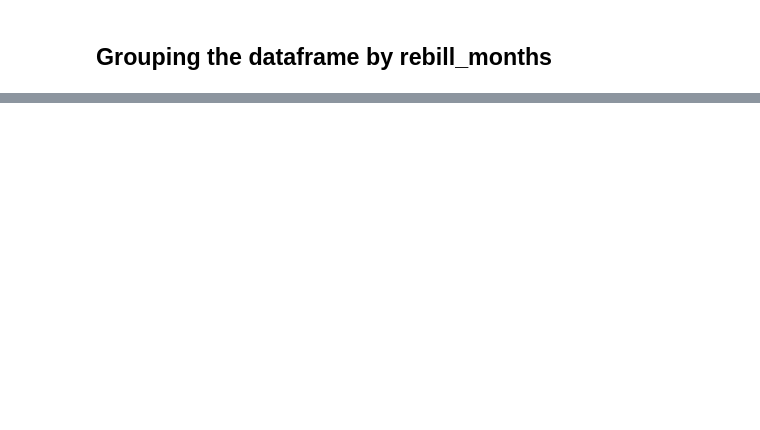
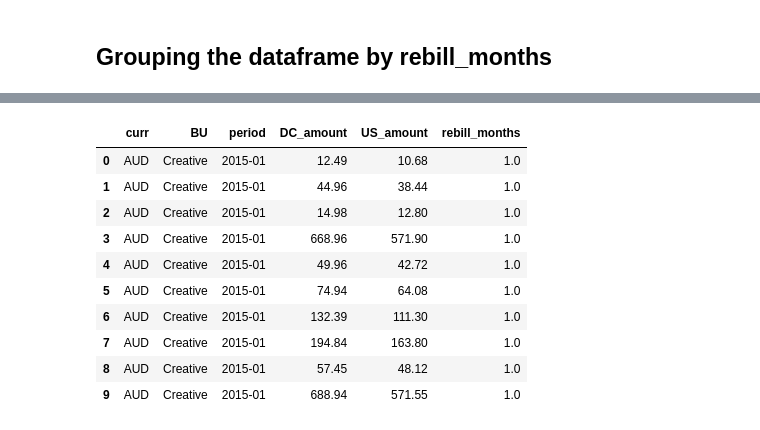
Before and after one commit to davidjsmith44/Deferred_Revenue_Forecast, a Jupyter notebook: notebooks/deferred_new_2020_scratch.ipynb, the cells around one changed output, grey strips where cells are left out. Saved outputs shown, nothing was run; the diff lists cells and outputs as text; code cells hidden in the pictures; blank space fills up the shorter version.

Commit message:
type_A

```diff
--- a/notebooks/deferred_new_2020_scratch.ipynb
+++ b/notebooks/deferred_new_2020_scratch.ipynb
@@ -696,6 +664,6 @@ This file contains type A billings that have a revenue contract start date and e
 
 ## NOTE: This file contains two different start date and end date columns. We need to look at all of them
 # %%
-df_A = pd.read_excel('../data/old/type_A_no_config.xlsx', 'DC')
+df_A = pd.read_excel('../data/all_billings_inputs.xlsx', sheet_name='type_A_no_config')
 # %%
 df_A.sample(10)
@@ -759,2 +837,16 @@ df_A.head()
+# %%
+df_A.head(10)
+# %% [output]
+|  | curr | BU | period | DC_amount | US_amount | rebill_months |
+| 0 | AUD | Creative | 2015-01 | 12.49 | 10.68 | 1.0 |
+| 1 | AUD | Creative | 2015-01 | 44.96 | 38.44 | 1.0 |
+| 2 | AUD | Creative | 2015-01 | 14.98 | 12.80 | 1.0 |
+| 3 | AUD | Creative | 2015-01 | 668.96 | 571.90 | 1.0 |
+| 4 | AUD | Creative | 2015-01 | 49.96 | 42.72 | 1.0 |
+| 5 | AUD | Creative | 2015-01 | 74.94 | 64.08 | 1.0 |
+| 6 | AUD | Creative | 2015-01 | 132.39 | 111.30 | 1.0 |
+| 7 | AUD | Creative | 2015-01 | 194.84 | 163.80 | 1.0 |
+| 8 | AUD | Creative | 2015-01 | 57.45 | 48.12 | 1.0 |
+| 9 | AUD | Creative | 2015-01 | 688.94 | 571.55 | 1.0 |
 # %%
 #medals = df.pivot_table('no of medals', ['Year', 'Country'], 'medal')
```
Also changed, not shown: parts of 66 cells of this notebook.
